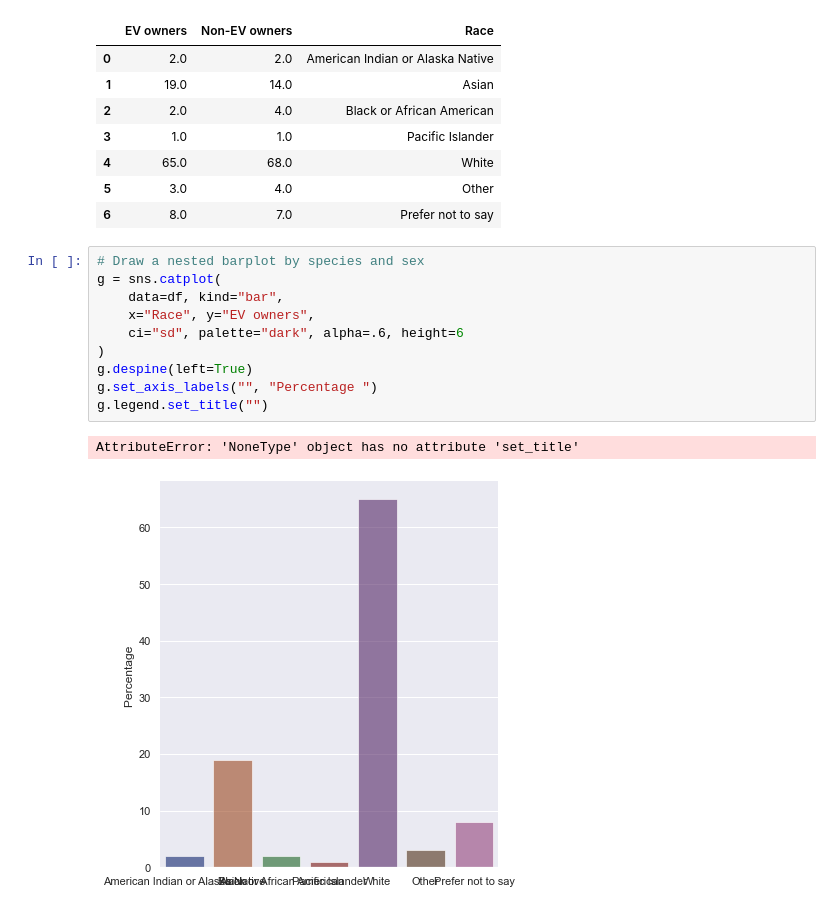
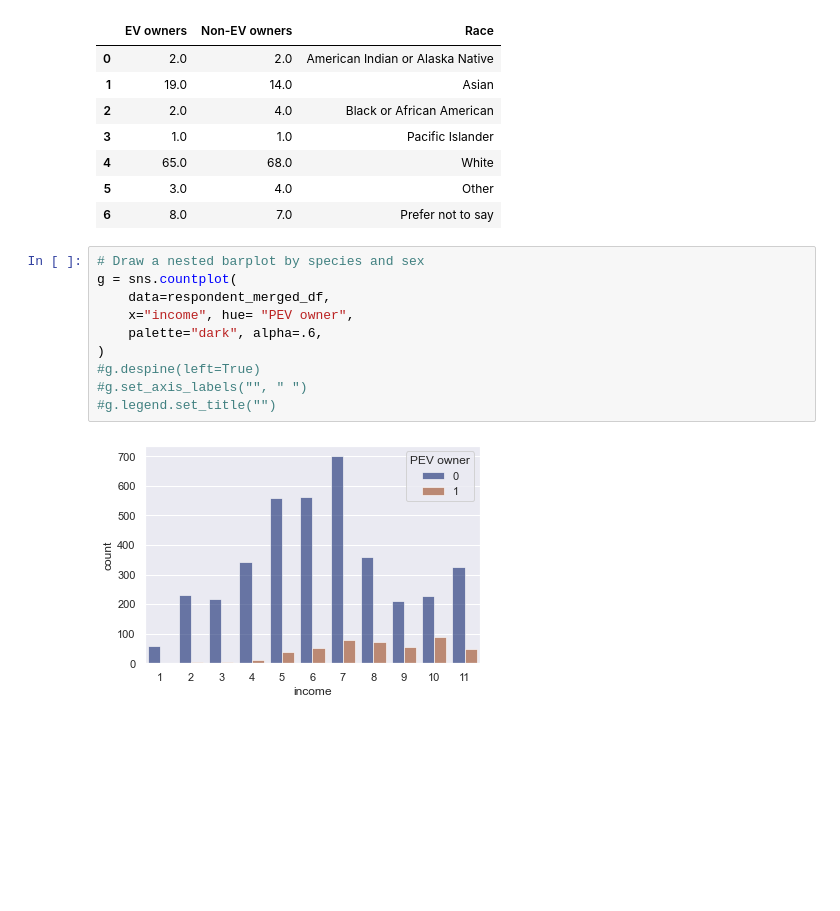
Before and after one commit to RussellShelley/Energy_Analysis, a Jupyter notebook: Visualization/python_analytics.ipynb, the cells around one changed output. Saved outputs shown, nothing was run; the diff lists cells and outputs as text; blank space fills up the shorter version.

```diff
--- a/Visualization/python_analytics.ipynb
+++ b/Visualization/python_analytics.ipynb
@@ -776,14 +805,13 @@ df
 | 6 | 8.0 | 7.0 | Prefer not to say |
 # %%
 # Draw a nested barplot by species and sex
-g = sns.catplot(
-    data=df, kind="bar",
-    x="Race", y="EV owners",
-    ci="sd", palette="dark", alpha=.6, height=6
+g = sns.countplot(
+    data=respondent_merged_df,
+    x="income", hue= "PEV owner",
+    palette="dark", alpha=.6,
 )
-g.despine(left=True)
-g.set_axis_labels("", "Percentage ")
-g.legend.set_title("")
+#g.despine(left=True)
+#g.set_axis_labels("", " ")
+#g.legend.set_title("")
 # %% [output]
-AttributeError: 'NoneType' object has no attribute 'set_title'
-[figure, old version]
+[figure, new version]
```
Also changed, not shown: parts of 3 cells of this notebook.
